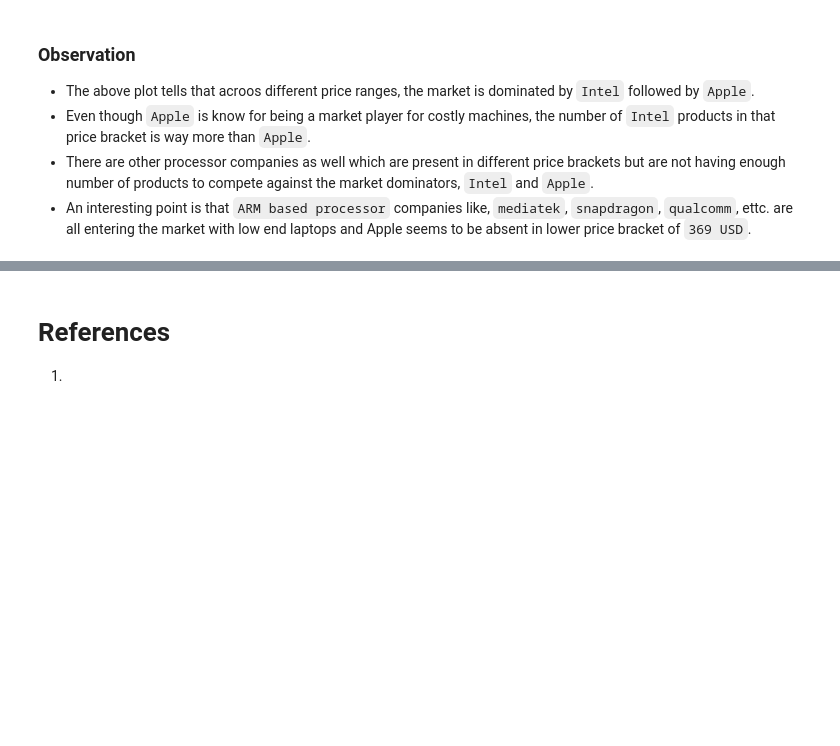
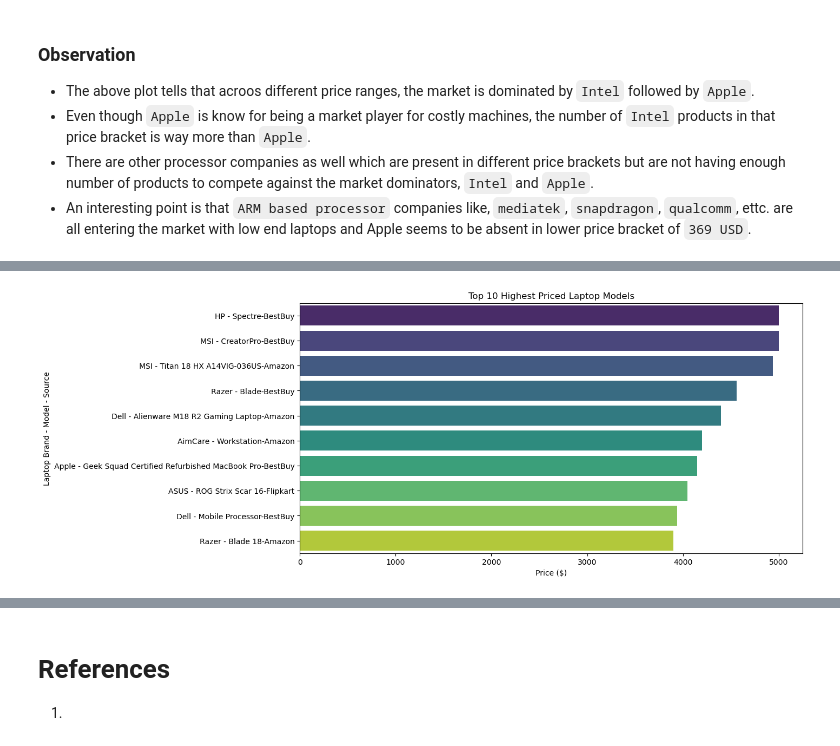
Before and after one commit to VaibhavSaran/CSE-587-PROJECT-LAPTRACK, a Jupyter notebook: Project Laptrack - Phase 1 Exploratory Data Analysis.ipynb, the cells around one changed output, grey strips where cells are left out. Cells and saved outputs as stored; diff of their text form; code cells hidden in the pictures; blank space fills up the shorter version.

```diff
--- a/Project Laptrack - Phase 1 Exploratory Data Analysis.ipynb
+++ b/Project Laptrack - Phase 1 Exploratory Data Analysis.ipynb
@@ -238,0 +345,9 @@ plt.show()
+# %%
+# selecting Max prices
+highest_price_indices = ydf.groupby(['Laptop_Brand', 'Source'])['Price'].idxmax()
+highest_price_models = ydf.loc[highest_price_indices]
+
+highest_price_models = highest_price_models[['Laptop_Brand', 'Laptop_Name', 'Source', 'Price']].sort_values(by='Laptop_Brand')
+
+#Models with highest prices in each brand across platforms
+display(highest_price_models.head())
@@ -238,0 +361,18 @@ plt.show()
+# %%
+
+#top10
+top_10_prices = highest_price_models.nlargest(10, 'Price')
+#Adding required labels
+top_10_prices['Brand_Model'] = top_10_prices['Laptop_Brand'] + ' - ' + top_10_prices['Laptop_Name'] + '-' + top_10_prices['Source']
+
+plt.figure(figsize=(12, 6))
+
+sns.barplot(x='Price', y='Brand_Model', data=top_10_prices, palette='viridis')
+
+plt.title('Top 10 Highest Priced Laptop Models')
+plt.xlabel('Price ($)')
+plt.ylabel('Laptop Brand - Model - Source')
+
+plt.show()
+# %% [output]
+[figure, added]
```
Also changed, not shown: parts of 40 cells of this notebook.
